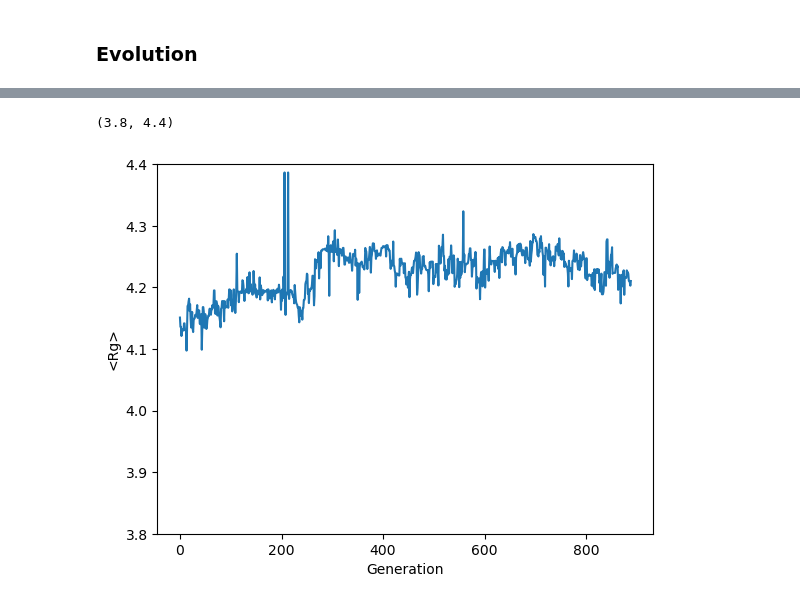
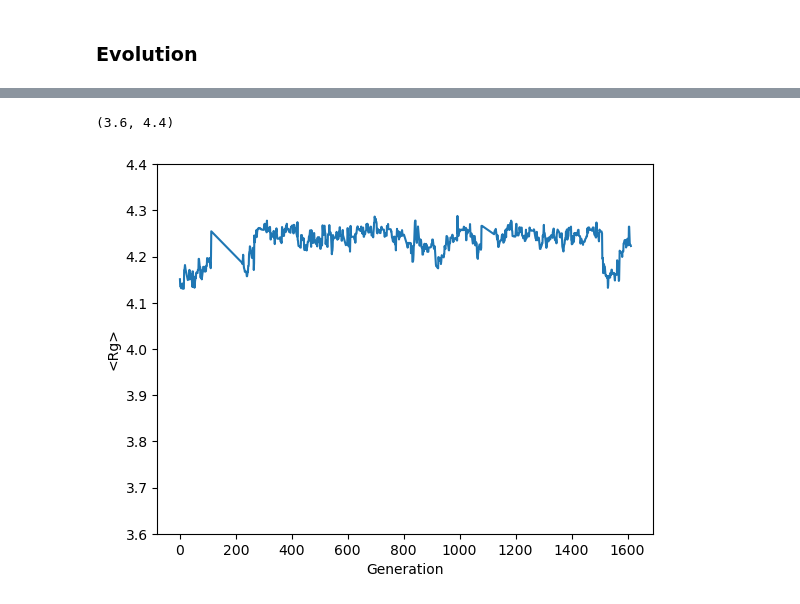
Before and after one commit to frederikespersen/OrthoIDP, a Jupyter notebook: exp/idpevo_h1-0/idpevo_h1-0.ipynb, the cells around one changed output, grey strips where cells are left out. Saved outputs shown, nothing was run; the diff lists cells and outputs as text; code cells hidden in the pictures.

```diff
--- a/exp/idpevo_h1-0/idpevo_h1-0.ipynb
+++ b/exp/idpevo_h1-0/idpevo_h1-0.ipynb
@@ -170,8 +218,8 @@ consevo
 # %%
-plt.plot(consevo.obs)
+plt.plot(consevo[consevo.mc].obs)
 plt.xlabel("Generation")
 plt.ylabel("<Rg>")
-plt.ylim(3.8,4.4)
+plt.ylim(3.6,4.4)
 # %% [output]
-(3.8, 4.4)
+(3.6, 4.4)
-[figure, old version]
+[figure, new version]
```
Also changed, not shown: parts of 14 cells of this notebook.
